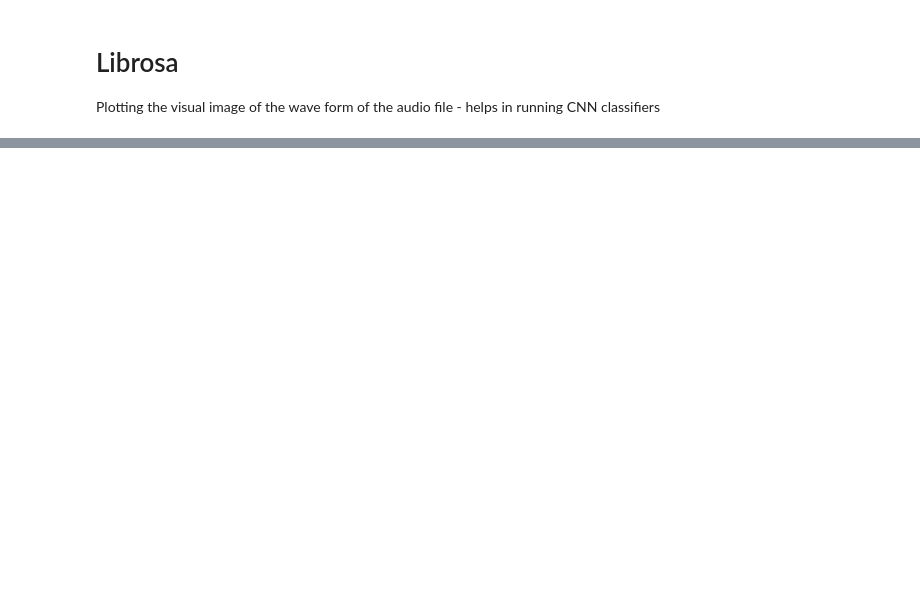
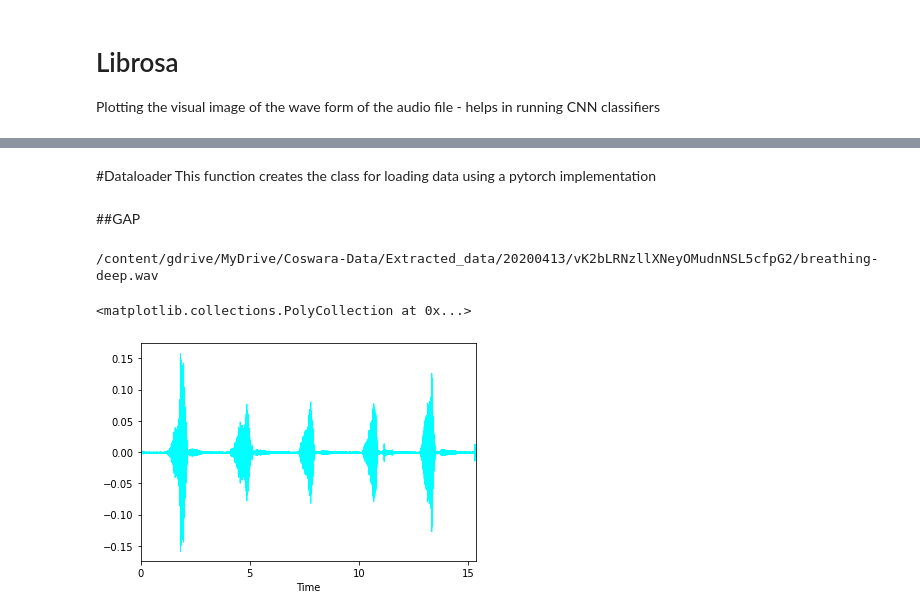
Before and after one commit to ezhil384/ezhil384, a Jupyter notebook: Coswara.ipynb, the cells around one changed output, grey strips where cells are left out. Cells and saved outputs as stored; diff of their text form; code cells hidden in the pictures; blank space fills up the shorter version.

```diff
--- a/Coswara.ipynb
+++ b/Coswara.ipynb
@@ -95,0 +341,3 @@ Total time: 2.136235827664399 s
+# %% [markdown]
+#Dataloader
+This function creates the class for loading data using a pytorch implementation
@@ -95,0 +570,2 @@ Total time: 2.136235827664399 s
+# %% [markdown]
+##GAP
@@ -95,0 +587,12 @@ Total time: 2.136235827664399 s
+# %%
+sample_num=3 #pick a file to display
+#get the filename
+df = pd.read_csv("final.csv")
+filename=df.relative_path[sample_num]
+print(filename)
+y,sr=librosa.load(filename) #load the file
+librosa.display.waveplot(y,sr=sr, x_axis='time', color='cyan')
+# %% [output]
+/content/gdrive/MyDrive/Coswara-Data/Extracted_data/20200413/vK2bLRNzllXNeyOMudnNSL5cfpG2/breathing-deep.wav
+<matplotlib.collections.PolyCollection at 0x...>
+[figure, added]
```
Also changed, not shown: parts of 34 cells of this notebook.
